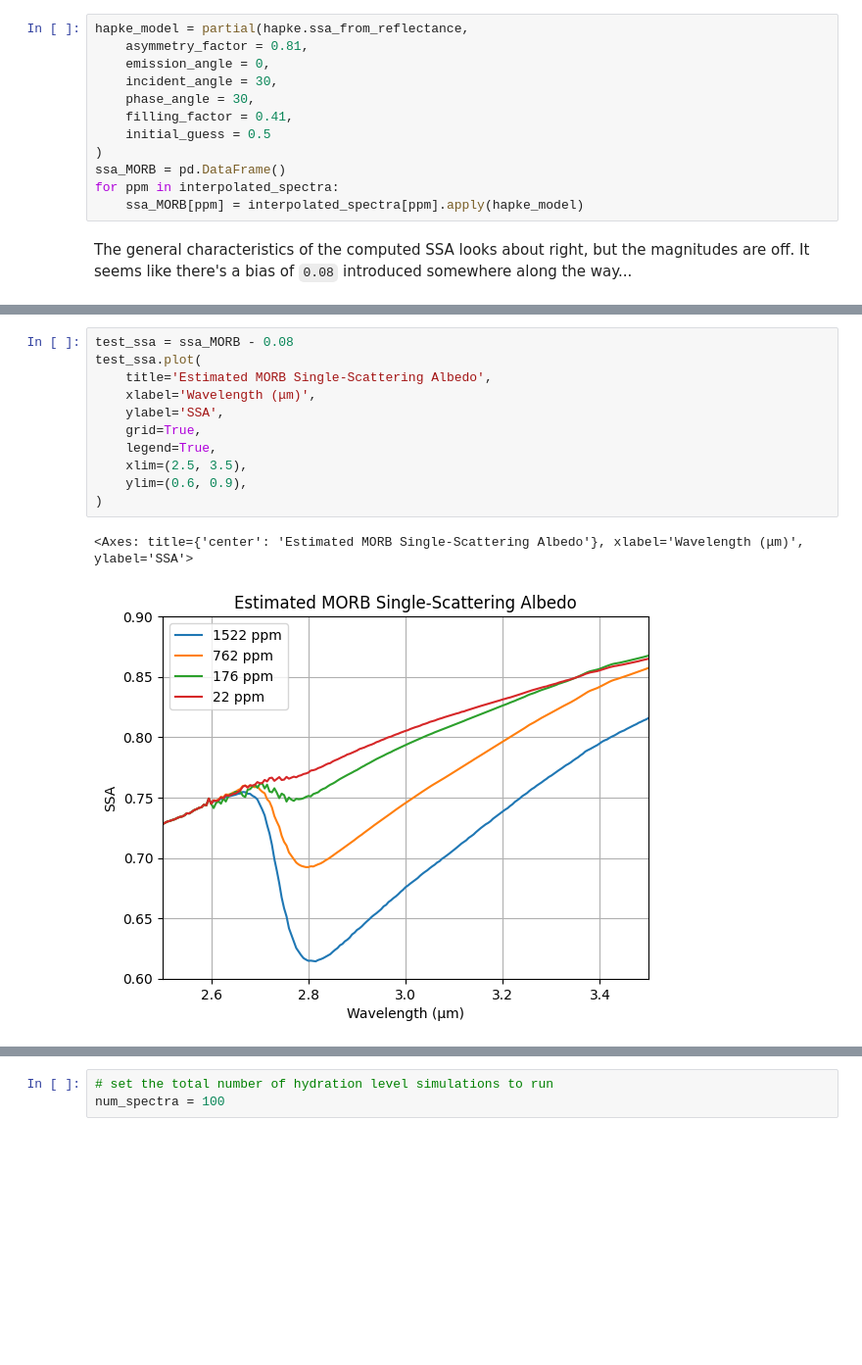
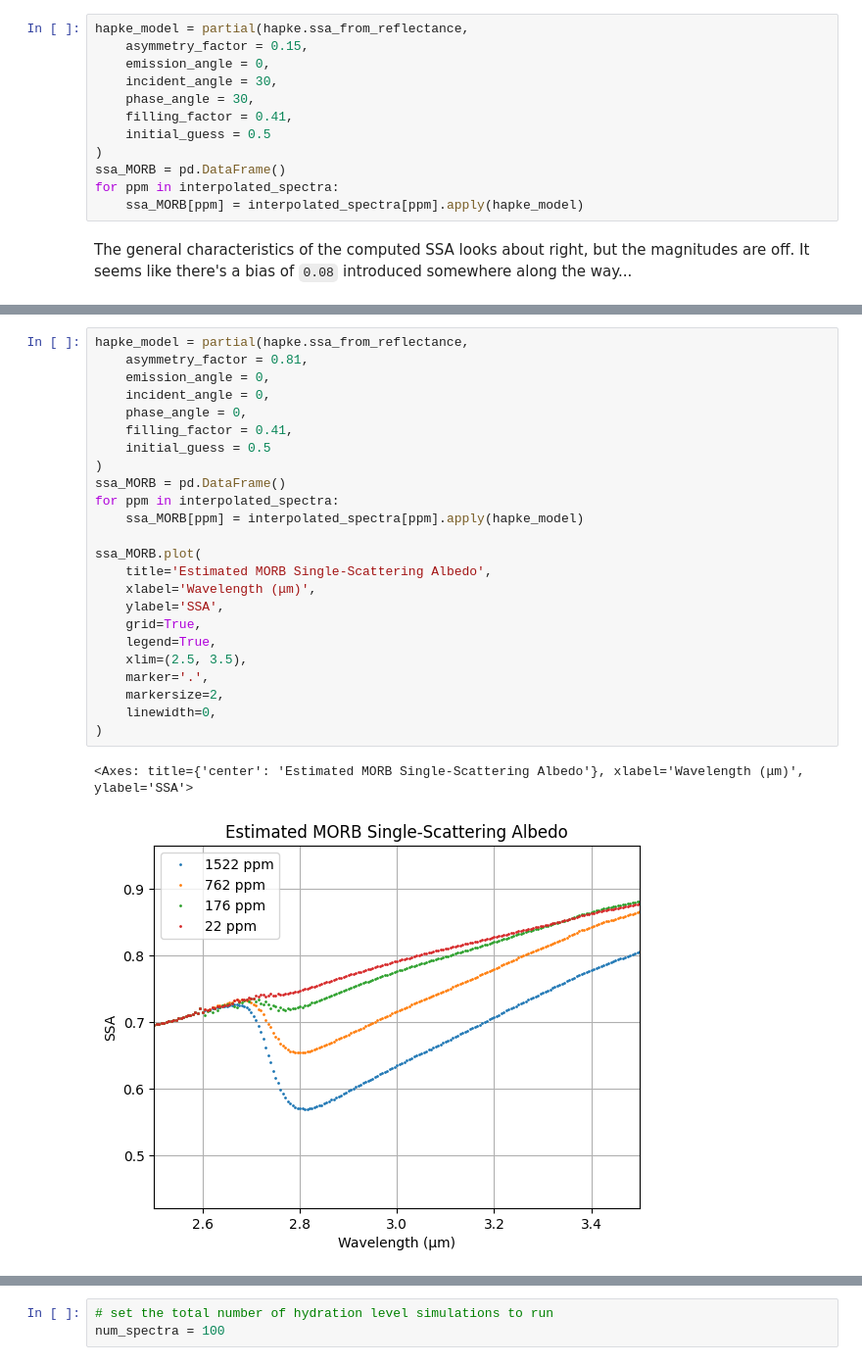
Before and after one commit to philiplinden/cremons-et-al-2022, a Jupyter notebook: repro/results.ipynb, the cells around one changed output, grey strips where cells are left out. Shown at 98% size. Saved outputs shown, nothing was run; the diff lists cells and outputs as text; blank space fills up the shorter version.

```diff
--- a/repro/results.ipynb
+++ b/repro/results.ipynb
@@ -243,6 +245,6 @@ import hapke
 # %%
 hapke_model = partial(hapke.ssa_from_reflectance,
-    asymmetry_factor = 0.81,
+    asymmetry_factor = 0.15,
     emission_angle = 0,
     incident_angle = 30,
     phase_angle = 30,
@@ -269,14 +276,27 @@ ssa_MORB.plot(
 # %%
-test_ssa = ssa_MORB - 0.08
-test_ssa.plot(
+hapke_model = partial(hapke.ssa_from_reflectance,
+    asymmetry_factor = 0.81,
+    emission_angle = 0,
+    incident_angle = 0,
+    phase_angle = 0,
+    filling_factor = 0.41,
+    initial_guess = 0.5
+)
+ssa_MORB = pd.DataFrame()
+for ppm in interpolated_spectra:
+    ssa_MORB[ppm] = interpolated_spectra[ppm].apply(hapke_model)
+
+ssa_MORB.plot(
     title='Estimated MORB Single-Scattering Albedo',
     xlabel='Wavelength (μm)',
     ylabel='SSA',
     grid=True,
     legend=True,
     xlim=(2.5, 3.5),
-    ylim=(0.6, 0.9),
+    marker='.',
+    markersize=2,
+    linewidth=0,
 )
 # %% [output]
 <Axes: title={'center': 'Estimated MORB Single-Scattering Albedo'}, xlabel='Wavelength (μm)', ylabel='SSA'>
-[figure, old version]
+[figure, new version]
```
Also changed, not shown: parts of 4 cells of this notebook, 1 other file.
